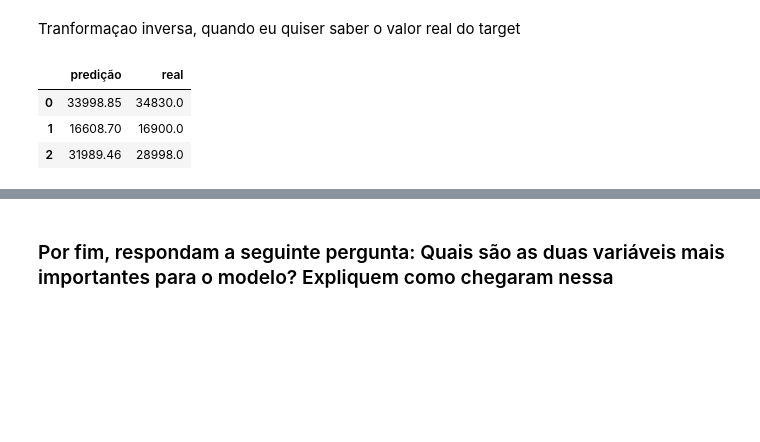
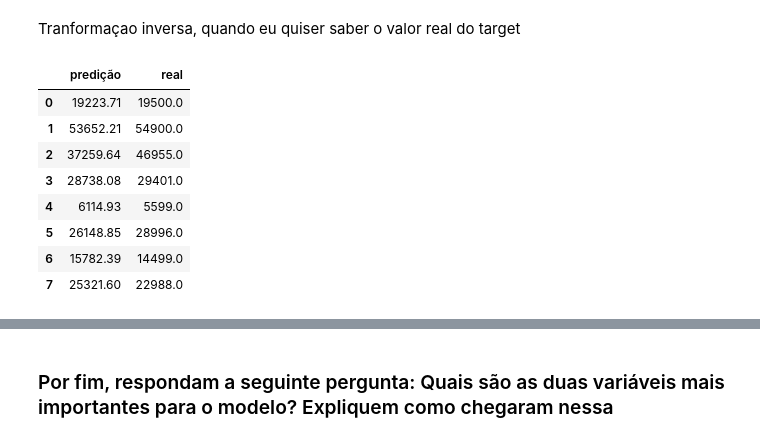
Before and after one commit to kaladabrio2020/Compass.Uol.DataScience, a Jupyter notebook: Sprint 02/ProjetoSprint02/ProjetoSprint02.ipynb, the cells around one changed output, grey strips where cells are left out. Drawn from its saved outputs; the diff is of its cells as text; code cells hidden in the pictures; blank space fills up the shorter version.

```diff
--- a/Sprint 02/ProjetoSprint02/ProjetoSprint02.ipynb
+++ b/Sprint 02/ProjetoSprint02/ProjetoSprint02.ipynb
@@ -2192,19 +2197,15 @@ class Neural(RegressorMixin):
         )
         model = keras.models.Sequential(
             layers = [
-                Dense(90, use_bias=False),
+                Dense(60, use_bias=False),
                 BatchNorm(),
                 keras.layers.ELU(),
 
-                Dense(45, use_bias=False),
+                Dense(30, use_bias=False),
                 BatchNorm(),
                 keras.layers.ELU(),
 
-                Dense(28, use_bias=False),
-                BatchNorm(),
-                keras.layers.ELU(),
-
-                Dense(14, use_bias=False),
+                Dense(15, use_bias=False),
                 BatchNorm(),
                 keras.layers.ELU(),
 
@@ -2220,11 +2221,7 @@ class Neural(RegressorMixin):
                 BatchNorm(),
                 keras.layers.ELU(),
 
-                Dense(1,
-                    bias_initializer=keras.initializers.RandomNormal(
-                        mean=0.0, stddev=0.05, seed=1
-                    )
-                ),
+                Dense(1),
             ]
         )
         return model
@@ -2426,7 +2423,7 @@ best_params
 # %%
-knn = KNeighborsRegressor(**{'n_neighbors': 6,
+knn = KNeighborsRegressor(**{'n_neighbors': 5,
                              'leaf_size': 25,
                              'p': 1,
-                             'algorithm': 'kd_tree'})
+                             'algorithm': 'ball_tree'})
 knn.fit(xtrain, ytrain)
 # %% [output]
@@ -2465,6 +2461,0 @@ Media MAE......: 0.22228
-# %%
-residuo = ResidualsPlot(knn)
-
-residuo.fit(xtrain, ytrain)
-residuo.score(xtest, ytest)
-residuo.show()
@@ -2490,8 +2478,8 @@ voting = VotingRegressor(
             )
         ),
         ('knn',
-            KNeighborsRegressor(**{'n_neighbors': 7,
-                                   'leaf_size': 30,
+            KNeighborsRegressor(**{'n_neighbors': 5,
+                                   'leaf_size': 25,
                                    'p': 1,
                                    'algorithm': 'ball_tree'}
                                 )
@@ -2562,16 +2550,21 @@ b = pipeline[len(pipeline)-1].inverse(ytest.reshape(-1, 1)).reshape(1, -1)[0]
 # %%
 predL = []
 realL = []
 for e, (p, r) in enumerate(zip(a, b)):
     predL.append(round(p, 2))
     realL.append(r)
 
-pd.DataFrame({'predição':predL, 'real':realL}).head(3)
+pd.DataFrame({'predição':predL, 'real':realL}).head(8)
 # %% [output]
 |  | predição | real |
-| 0 | 33998.85 | 34830.0 |
-| 1 | 16608.70 | 16900.0 |
-| 2 | 31989.46 | 28998.0 |
+| 0 | 19223.71 | 19500.0 |
+| 1 | 53652.21 | 54900.0 |
+| 2 | 37259.64 | 46955.0 |
+| 3 | 28738.08 | 29401.0 |
+| 4 | 6114.93 | 5599.0 |
+| 5 | 26148.85 | 28996.0 |
+| 6 | 15782.39 | 14499.0 |
+| 7 | 25321.60 | 22988.0 |
 # %%
 mean_absolute_error(b, a)
 # %% [output]
```
Also changed, not shown: parts of 57 cells of this notebook, 2 other files.
